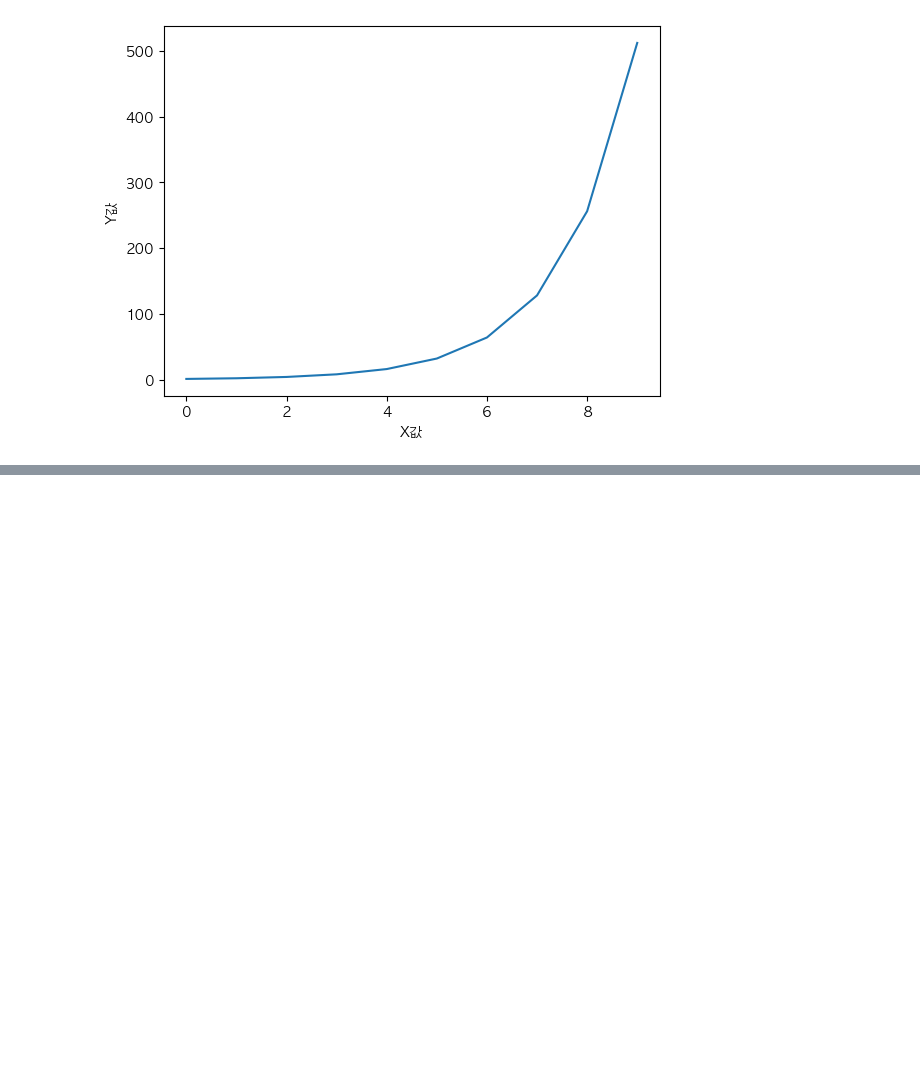
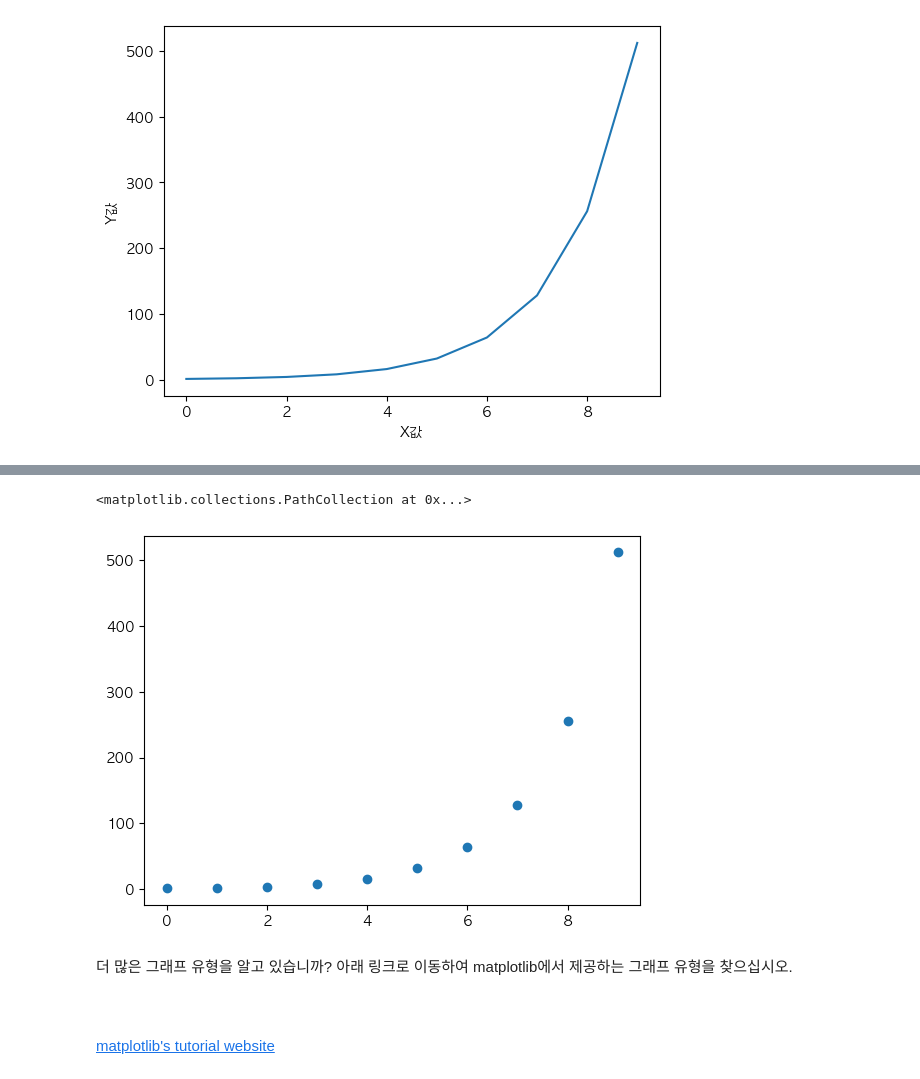
Before and after one commit to EXCorpDEV/repo_hajunho.slack.com, a Jupyter notebook: ipynb/basics_AI/simple.ipynb, the cells around one changed output, grey strips where cells are left out. Drawn from its saved outputs; the diff is of its cells as text; code cells hidden in the pictures; blank space fills up the shorter version.

```diff
--- a/ipynb/basics_AI/simple.ipynb
+++ b/ipynb/basics_AI/simple.ipynb
@@ -118,0 +123,9 @@ plt.plot(x,y)
+# %%
+plt.scatter(x,y)
+# %% [output]
+<matplotlib.collections.PathCollection at 0x...>
+[figure, added]
+# %% [markdown]
+더 많은 그래프 유형을 알고 있습니까? 아래 링크로 이동하여 matplotlib에서 제공하는 그래프 유형을 찾으십시오.
+
+<br><br>[matplotlib's tutorial website](https://matplotlib.org/tutorials/introductory/pyplot.html)
```
Also changed, not shown: parts of 1 cell of this notebook, 1 other file.
